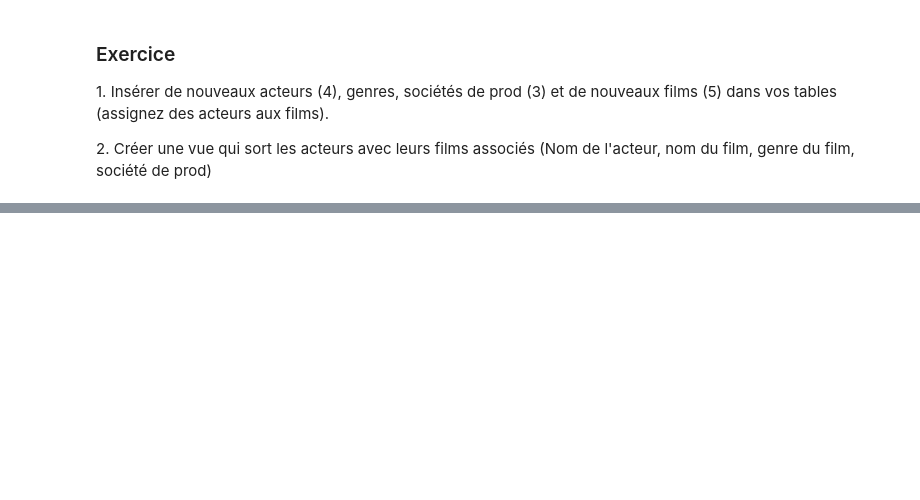
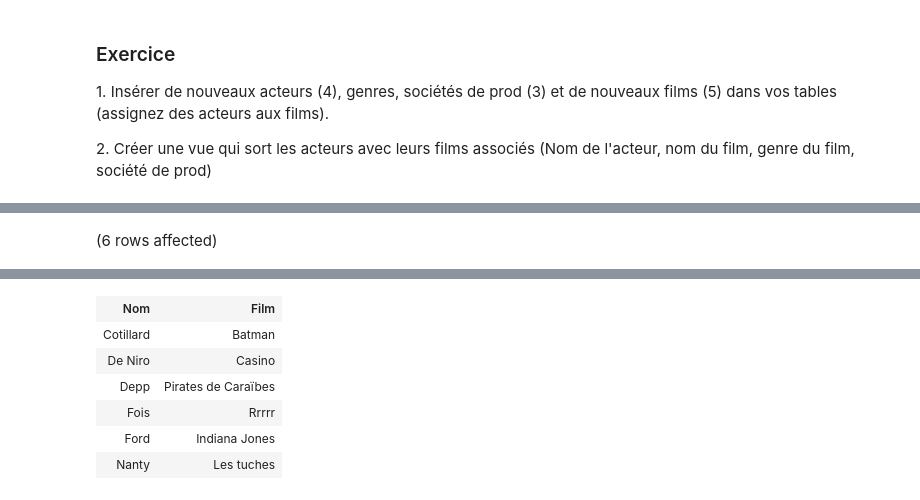
Before and after one commit to mbaumanndev/iut-2a-bdda, a Jupyter notebook: SQL.ipynb, the cells around one changed output, grey strips where cells are left out. Drawn from its saved outputs; the diff is of its cells as text; code cells hidden in the pictures; blank space fills up the shorter version.

```diff
--- a/SQL.ipynb
+++ b/SQL.ipynb
@@ -162,0 +394,5 @@ FROM [data].[FicheFilm]
+# %%
+SELECT [Nom], [data].[fun_GetFilmParNomActeur]([Nom]) AS [Film]
+FROM [data].[Acteur_ACT]
+# %% [output]
+(6 rows affected)
@@ -162,0 +400,7 @@ FROM [data].[FicheFilm]
+| Nom | Film |
+| Cotillard | Batman |
+| De Niro | Casino |
+| Depp | Pirates de Caraïbes |
+| Fois | Rrrrr |
+| Ford | Indiana Jones |
+| Nanty | Les tuches |
```
Also changed, not shown: parts of 31 cells of this notebook.
